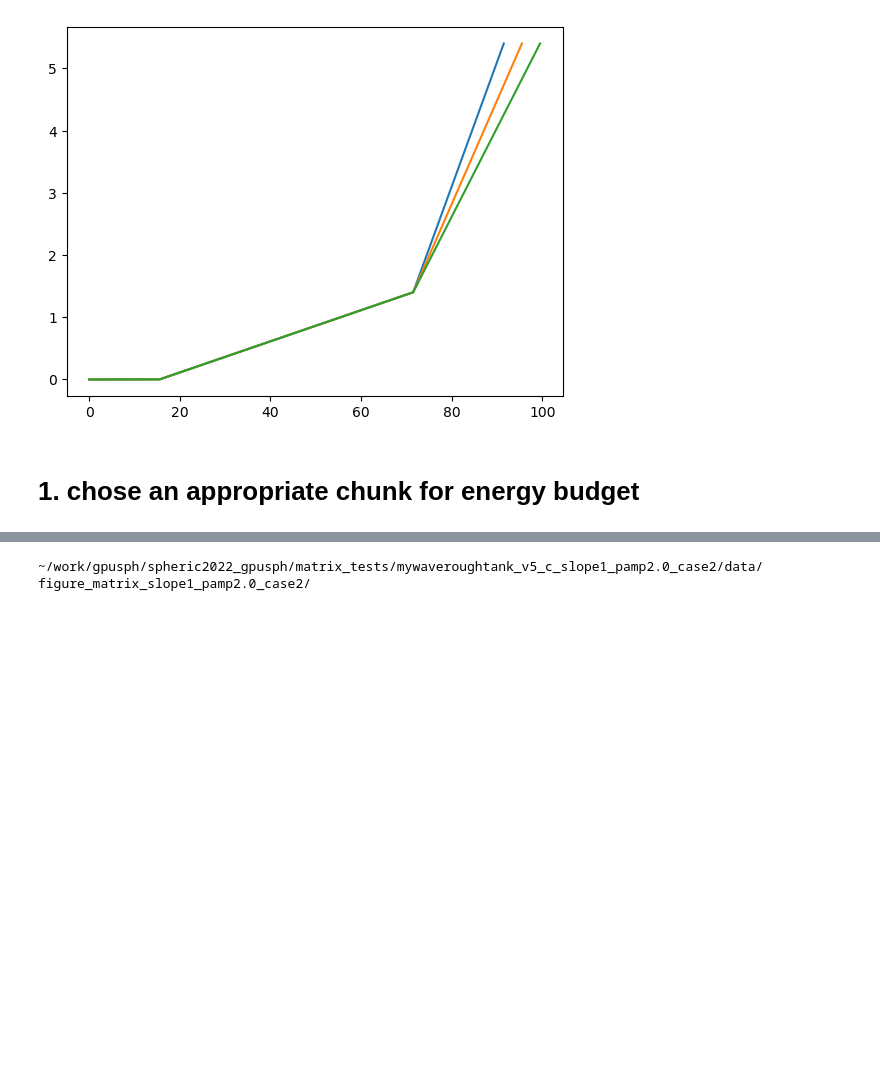
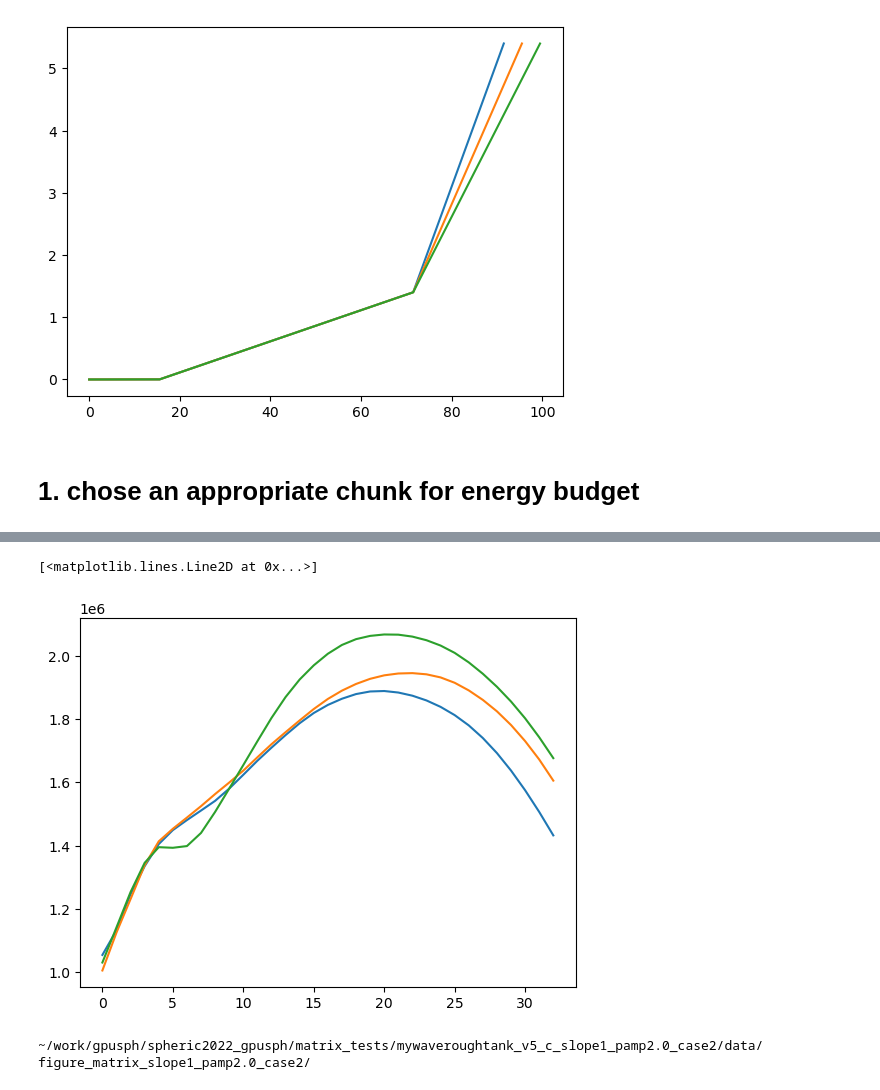
Before and after one commit to xliu-ocean/next_gpusph, a Jupyter notebook: plotting/MYWaveRoughTank_matrix/Energy_budget_v4_20260714.ipynb, the cells around one changed output, grey strips where cells are left out. Cells and saved outputs as stored; diff of their text form; code cells hidden in the pictures; blank space fills up the shorter version.

```diff
--- a/plotting/MYWaveRoughTank_matrix/Energy_budget_v4_20260714.ipynb
+++ b/plotting/MYWaveRoughTank_matrix/Energy_budget_v4_20260714.ipynb
@@ -293,3 +295,10 @@ plt.plot(ke_cob_0_list_all.T)
+# %%
+plt.plot(pe_cob_0_list_all[ 0,:] - pe_cob_0_list_all[0,0]+ke_cob_0_list_all[0,:])
+plt.plot(pe_cob_0_list_all[ 1,:] - pe_cob_0_list_all[1,0]+ke_cob_0_list_all[1,:])
+plt.plot(pe_cob_0_list_all[ 2,:] - pe_cob_0_list_all[2,0]+ke_cob_0_list_all[2,:])
+# %% [output]
+[<matplotlib.lines.Line2D at 0x...>]
+[figure, added]
 # %%
 ## get potential energy on the cobble slope
 itmin = 50
```
Also changed, not shown: parts of 4 cells of this notebook.
